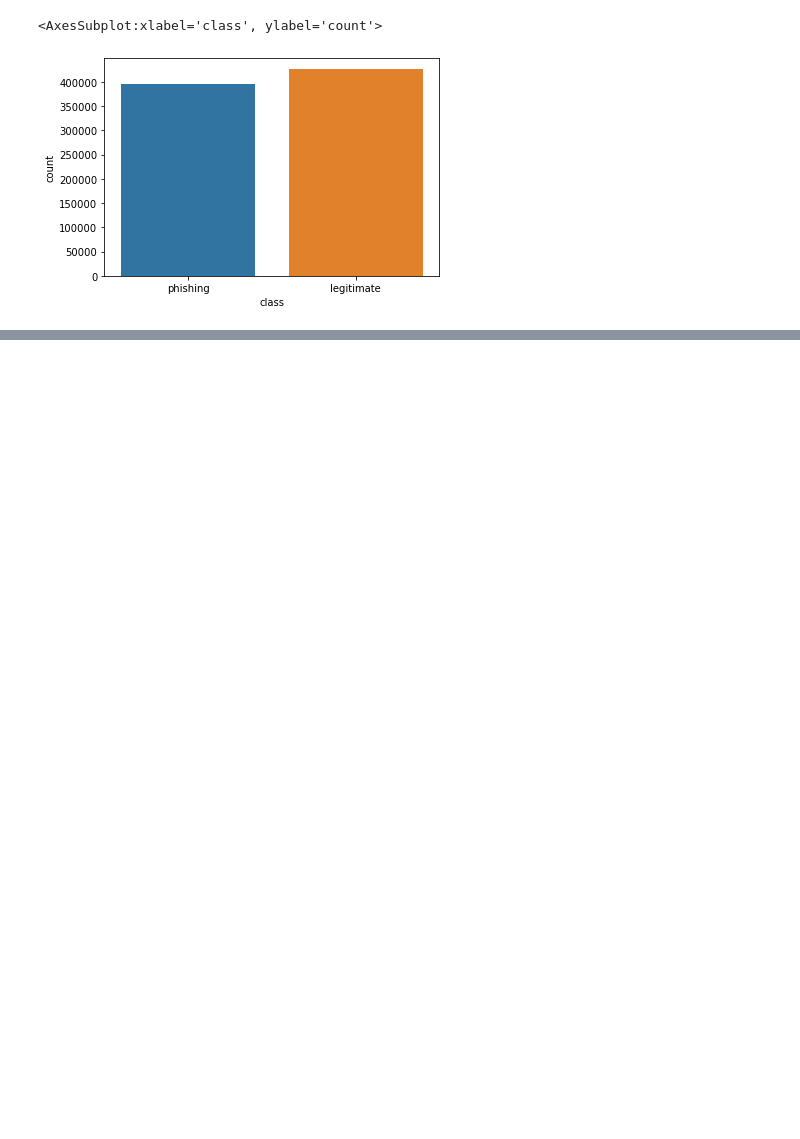
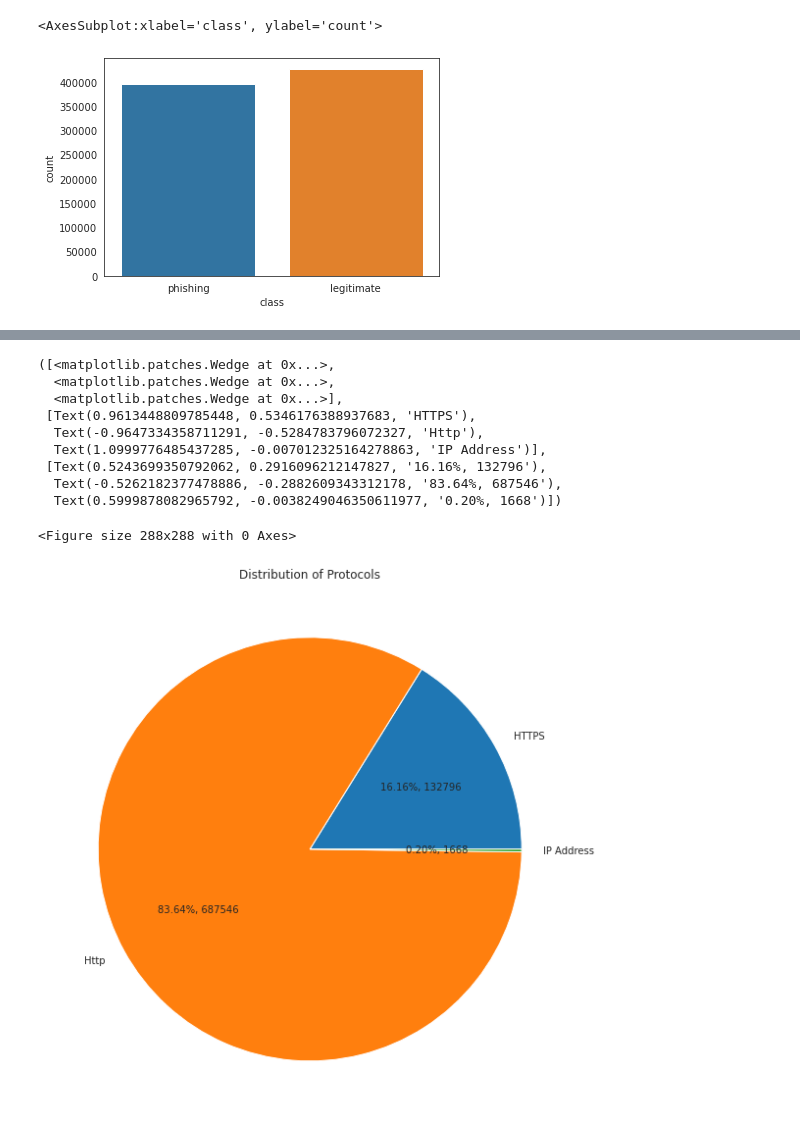
Before and after one commit to HumanClone/URL-EDA, a Jupyter notebook: EDA.ipynb, the cells around one changed output, grey strips where cells are left out. Drawn from its saved outputs; the diff is of its cells as text; code cells hidden in the pictures; blank space fills up the shorter version.

```diff
--- a/EDA.ipynb
+++ b/EDA.ipynb
@@ -227,9 +129,3 @@ data.head()
 | 2 | 00003.online | 0 | 12 | phishing | 0 | 0 | 5 | 1 | ... |
 | 3 | 0009servicedeskowa.godaddysites.com | 0 | 35 | phishing | 0 | 1 | 4 | 2 | ... |
 | 4 | 000n38p.wcomhost.com | 0 | 20 | phishing | 0 | 1 | 5 | 2 | ... |
-# %%
-
-p=sns.countplot(data['num_dots'], hue=data['class'])
-p.set_title("Number of dots in URL")
-p.figure.set_figwidth(17)
-p.figure.set_figheight(11.7)
@@ -238,8 +131,0 @@ p.figure.set_figheight(11.7)
-# %%
-
-p=sns.countplot(data['num_digits'], hue=data['class'])
-p.set_title("Number of Digits in URL")
-p.figure.set_figwidth(17)
-p.figure.set_figheight(11.7)
-d=data[data['num_digits']>1570]
-d
@@ -251,6 +131,0 @@ d
-# %%
-
-p=sns.countplot(data['num_subdomains'], hue=data['class'])
-p.set_title("Number of subdomains in URL")
-p.figure.set_figwidth(17)
-p.figure.set_figheight(11.7)
@@ -259,5 +131,0 @@ p.figure.set_figheight(11.7)
-# %%
-p=sns.countplot(data['num_special_chars'], hue=data['class'])
-p.set_title("Number of Special Characters in URL")
-p.figure.set_figwidth(17)
-p.figure.set_figheight(11.7)
@@ -270,0 +237,23 @@ sns.countplot(data['class'])
+# %%
+labels=["HTTPS","Http",'IP Address']
+ht=data.is_HTTPS.sum()
+ip=data.is_IP.sum()
+h=data.loc[(data['is_HTTPS']==0)&(data['is_IP']==0)]
+y=[ht,len(h),ip]
+plt.figure(figsize=plt.figaspect(1))
+fig = plt.figure(figsize=(15,30))
+ax = fig.add_axes((0,0,.5,1))
+ax.set_title('Distribution of Protocols')
+plt.pie(y, labels=labels, autopct=lambda p:f'{p:.2f}%, {p*sum(y)/100 :.0f}')
+# %% [output]
+([<matplotlib.patches.Wedge at 0x...>,
+  <matplotlib.patches.Wedge at 0x...>,
+  <matplotlib.patches.Wedge at 0x...>],
+ [Text(0.9613448809785448, 0.5346176388937683, 'HTTPS'),
+  Text(-0.9647334358711291, -0.5284783796072327, 'Http'),
+  Text(1.0999776485437285, -0.007012325164278863, 'IP Address')],
+ [Text(0.5243699350792062, 0.2916096212147827, '16.16%, 132796'),
+  Text(-0.5262182377478886, -0.2882609343312178, '83.64%, 687546'),
+  Text(0.5999878082965792, -0.0038249046350611977, '0.20%, 1668')])
+<Figure size 288x288 with 0 Axes>
+[figure, added]
```
Also changed, not shown: parts of 42 cells of this notebook.
